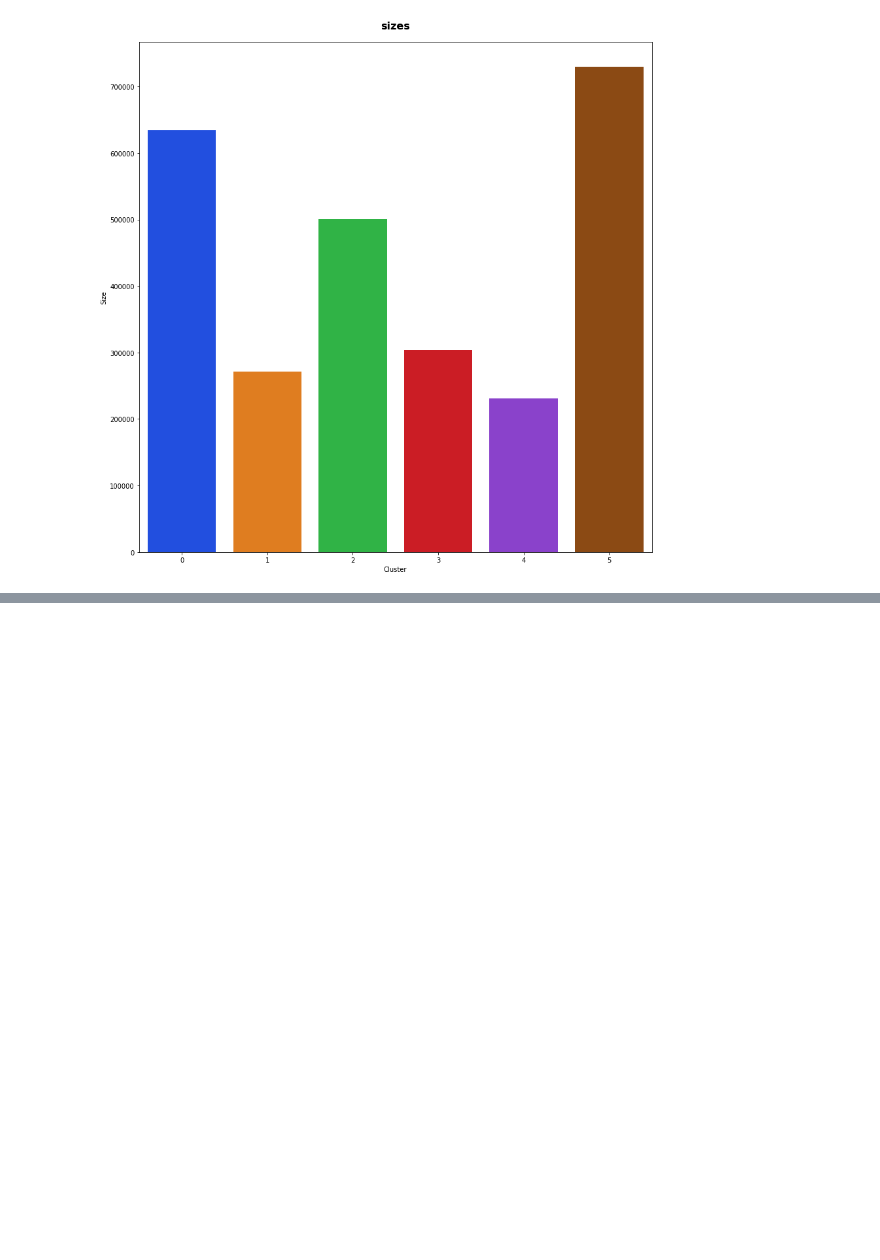
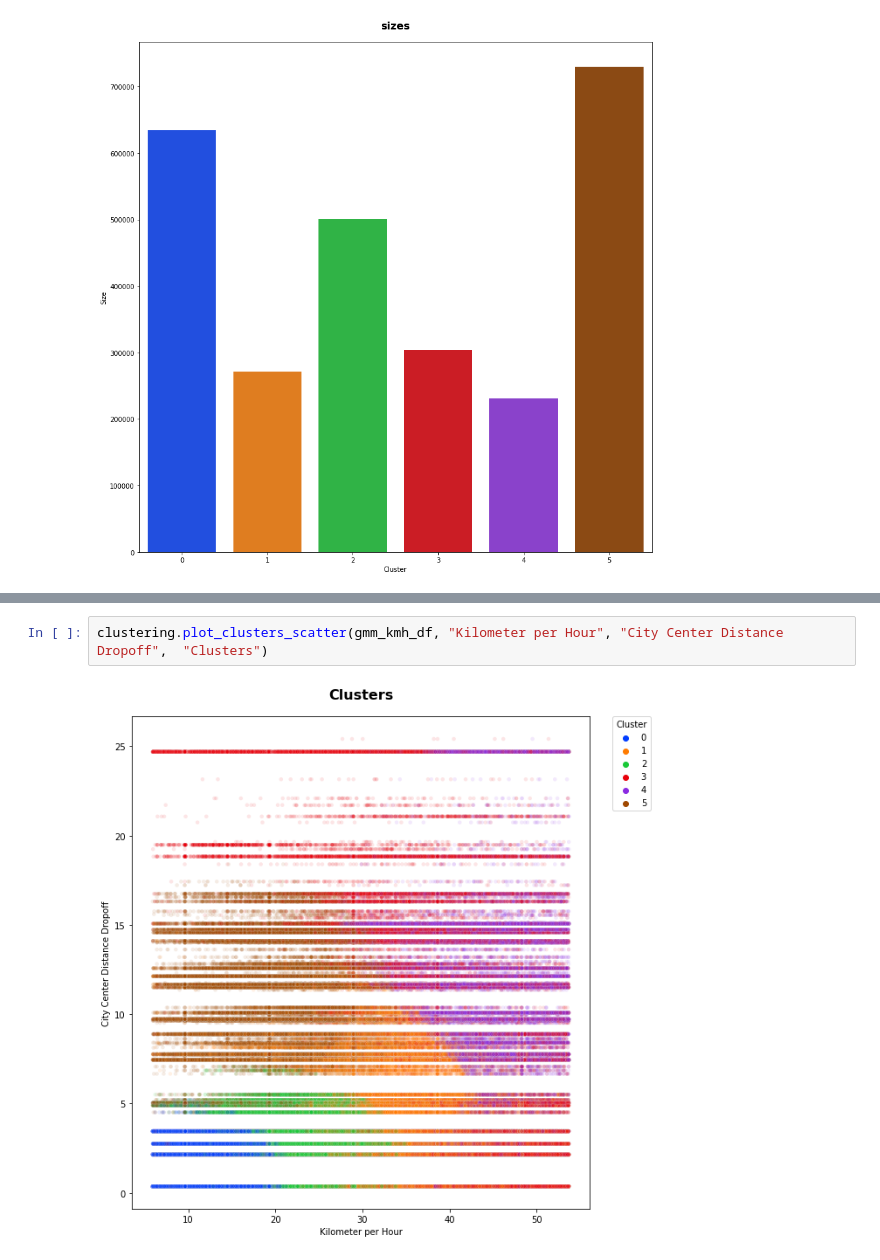
Before and after one commit to SepehrRad/aaa21, a Jupyter notebook: notebooks/clustering.ipynb, the cells around one changed output, grey strips where cells are left out. Drawn from its saved outputs; the diff is of its cells as text; blank space fills up the shorter version.

```diff
--- a/notebooks/clustering.ipynb
+++ b/notebooks/clustering.ipynb
@@ -243,0 +323,4 @@ clustering.plot_clusters_sizes(kmeans_df, "sizes", save_plot= True, save_name='S
+# %%
+clustering.plot_clusters_scatter(gmm_kmh_df, "Kilometer per Hour", "City Center Distance Dropoff",  "Clusters")
+# %% [output]
+[figure, added]
```
Also changed, not shown: parts of 38 cells of this notebook.
